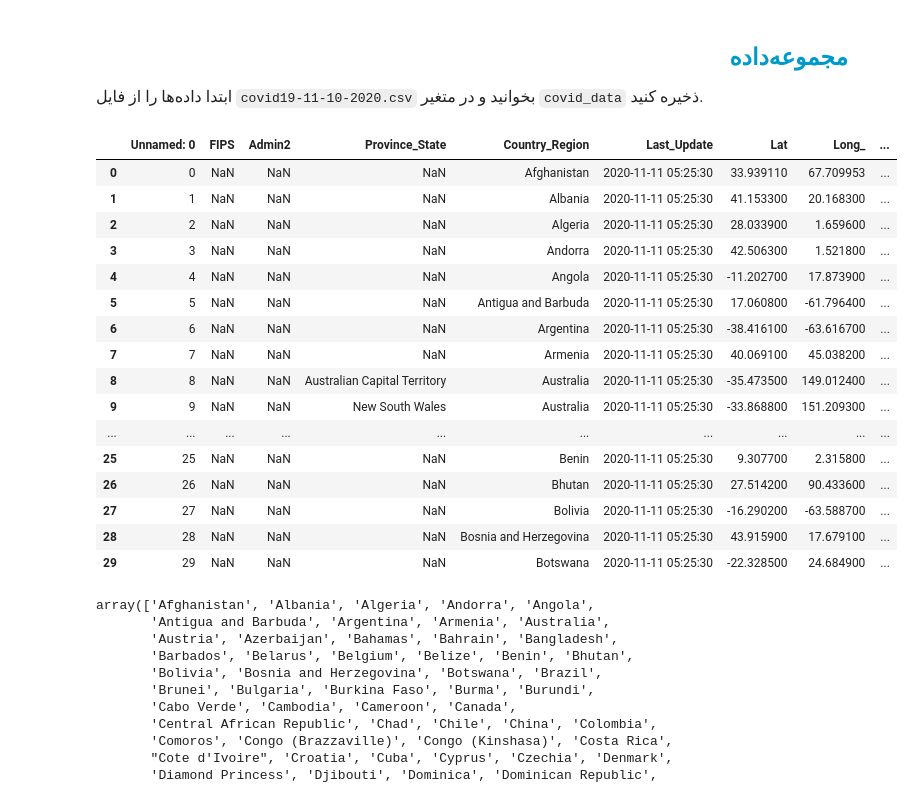
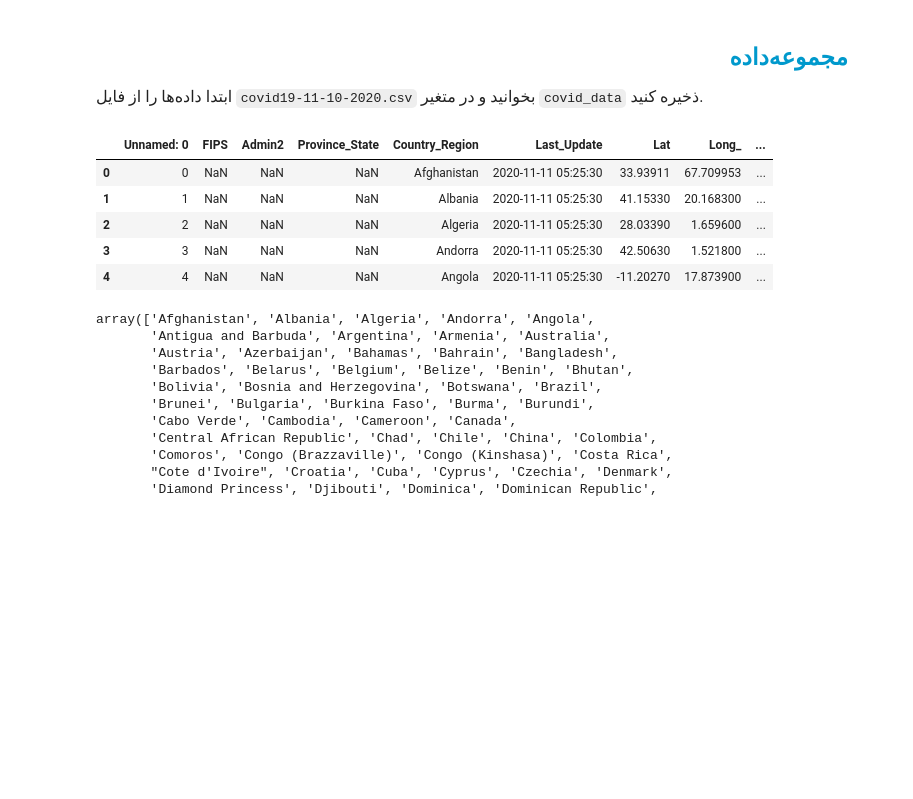
Before and after one commit to faezeh-hossinezade/ai_bootcamp_practices, a Jupyter notebook: NumPy_Pandas_Matplotlib_Exercises/DSBootcampFall_covid_q/covid19.ipynb, the cells around one changed output. Drawn from its saved outputs; the diff is of its cells as text; code cells hidden in the pictures; blank space fills up the shorter version.

```diff
--- a/NumPy_Pandas_Matplotlib_Exercises/DSBootcampFall_covid_q/covid19.ipynb
+++ b/NumPy_Pandas_Matplotlib_Exercises/DSBootcampFall_covid_q/covid19.ipynb
@@ -27,25 +27,14 @@
 import pandas as pd
 # %%
 covid_data = pd.read_csv('covid19-11-10-2020.csv')
-covid_data.head(30)
+covid_data.head()
 # %% [output]
 |  | Unnamed: 0 | FIPS | Admin2 | Province_State | Country_Region | Last_Update | Lat | Long_ | ... |
-| 0 | 0 | NaN | NaN | NaN | Afghanistan | 2020-11-11 05:25:30 | 33.939110 | 67.709953 | ... |
-| 1 | 1 | NaN | NaN | NaN | Albania | 2020-11-11 05:25:30 | 41.153300 | 20.168300 | ... |
-| 2 | 2 | NaN | NaN | NaN | Algeria | 2020-11-11 05:25:30 | 28.033900 | 1.659600 | ... |
-| 3 | 3 | NaN | NaN | NaN | Andorra | 2020-11-11 05:25:30 | 42.506300 | 1.521800 | ... |
-| 4 | 4 | NaN | NaN | NaN | Angola | 2020-11-11 05:25:30 | -11.202700 | 17.873900 | ... |
-| 5 | 5 | NaN | NaN | NaN | Antigua and Barbuda | 2020-11-11 05:25:30 | 17.060800 | -61.796400 | ... |
-| 6 | 6 | NaN | NaN | NaN | Argentina | 2020-11-11 05:25:30 | -38.416100 | -63.616700 | ... |
-| 7 | 7 | NaN | NaN | NaN | Armenia | 2020-11-11 05:25:30 | 40.069100 | 45.038200 | ... |
-| 8 | 8 | NaN | NaN | Australian Capital Territory | Australia | 2020-11-11 05:25:30 | -35.473500 | 149.012400 | ... |
-| 9 | 9 | NaN | NaN | New South Wales | Australia | 2020-11-11 05:25:30 | -33.868800 | 151.209300 | ... |
-| ... | ... | ... | ... | ... | ... | ... | ... | ... | ... |
-| 25 | 25 | NaN | NaN | NaN | Benin | 2020-11-11 05:25:30 | 9.307700 | 2.315800 | ... |
-| 26 | 26 | NaN | NaN | NaN | Bhutan | 2020-11-11 05:25:30 | 27.514200 | 90.433600 | ... |
-| 27 | 27 | NaN | NaN | NaN | Bolivia | 2020-11-11 05:25:30 | -16.290200 | -63.588700 | ... |
-| 28 | 28 | NaN | NaN | NaN | Bosnia and Herzegovina | 2020-11-11 05:25:30 | 43.915900 | 17.679100 | ... |
-| 29 | 29 | NaN | NaN | NaN | Botswana | 2020-11-11 05:25:30 | -22.328500 | 24.684900 | ... |
+| 0 | 0 | NaN | NaN | NaN | Afghanistan | 2020-11-11 05:25:30 | 33.93911 | 67.709953 | ... |
+| 1 | 1 | NaN | NaN | NaN | Albania | 2020-11-11 05:25:30 | 41.15330 | 20.168300 | ... |
+| 2 | 2 | NaN | NaN | NaN | Algeria | 2020-11-11 05:25:30 | 28.03390 | 1.659600 | ... |
+| 3 | 3 | NaN | NaN | NaN | Andorra | 2020-11-11 05:25:30 | 42.50630 | 1.521800 | ... |
+| 4 | 4 | NaN | NaN | NaN | Angola | 2020-11-11 05:25:30 | -11.20270 | 17.873900 | ... |
 # %%
 covid_data['Country_Region'].unique()
 # %% [output]
```
Also changed, not shown: parts of 8 cells of this notebook, 4 other files.
